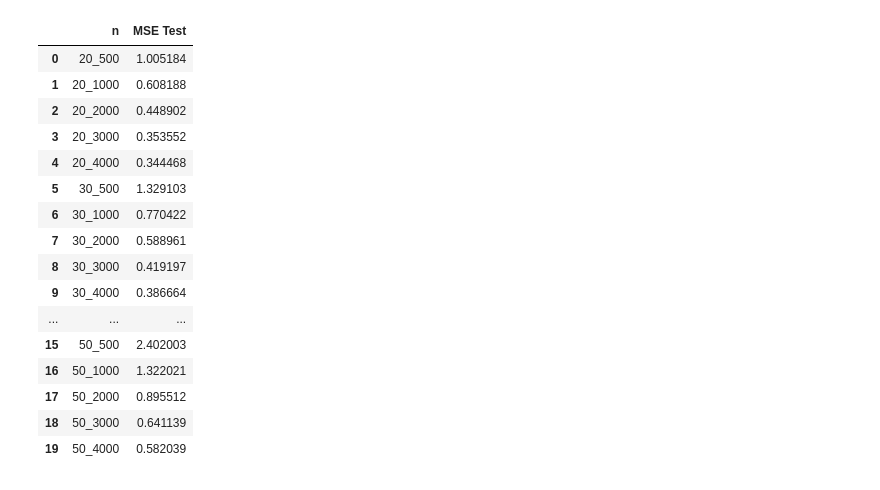
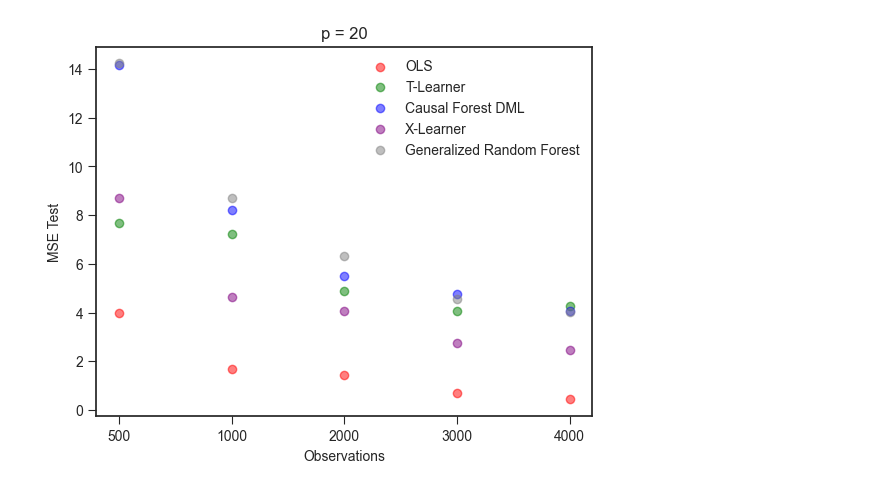
Before and after one commit to Jackbonkins/Heter_effects, a Jupyter notebook: MSE_Analysis.ipynb, the cells around one changed output. Cells and saved outputs as stored; diff of their text form; code cells hidden in the pictures.

Commit message:
New Method data and MSE Analysis

```diff
--- a/MSE_Analysis.ipynb
+++ b/MSE_Analysis.ipynb
@@ -82,20 +75,0 @@ mse_ols = mse_analysis(ols=True)
-# %%
-mse_ols
-# %% [output]
-|  | n | MSE Test |
-| 0 | 20_500 | 1.005184 |
-| 1 | 20_1000 | 0.608188 |
-| 2 | 20_2000 | 0.448902 |
-| 3 | 20_3000 | 0.353552 |
-| 4 | 20_4000 | 0.344468 |
-| 5 | 30_500 | 1.329103 |
-| 6 | 30_1000 | 0.770422 |
-| 7 | 30_2000 | 0.588961 |
-| 8 | 30_3000 | 0.419197 |
-| 9 | 30_4000 | 0.386664 |
-| ... | ... | ... |
-| 15 | 50_500 | 2.402003 |
-| 16 | 50_1000 | 1.322021 |
-| 17 | 50_2000 | 0.895512 |
-| 18 | 50_3000 | 0.641139 |
-| 19 | 50_4000 | 0.582039 |
@@ -104,6 +76,6 @@ mse_x = mse_analysis(x_learner=True)
 # %%
 mse_ols = mse_analysis(ols=True)
-#mse_t = mse_analysis(t_learner=True)
-#mse_cf_dml = mse_analysis(cf_dml=True)
-#mse_x = mse_analysis(x_learner=True)
-#mse_grf = mse_analysis(grf=True)
+mse_t = mse_analysis(t_learner=True)
+mse_cf_dml = mse_analysis(cf_dml=True)
+mse_x = mse_analysis(x_learner=True)
+mse_grf = mse_analysis(grf=True)
@@ -112,25 +82,27 @@ mse_x
 # %%
 
 # Use the n values to set the ticks
 # Create the scatter plot
 plt.style.use('seaborn-v0_8-ticks')
 plt.scatter(mse_ols['n'], mse_ols['MSE Test'], alpha=0.5, color='red', label='OLS')
 plt.scatter(mse_t['n'], mse_t['MSE Test'], alpha=0.5, color='green', label='T-Learner')
 plt.scatter(mse_cf_dml['n'], mse_cf_dml['MSE Test'], alpha=0.5, color='blue', label='Causal Forest DML')
 plt.scatter(mse_x['n'], mse_x['MSE Test'], alpha=0.5, color='purple', label='X-Learner')
-plt.scatter(mse_grf['n'], mse_grf['MSE Test'], alpha=0.5, color='yellow', label='Generalized Random Forest')
+plt.scatter(mse_grf['n'], mse_grf['MSE Test'], alpha=0.5, color='grey', label='Generalized Random Forest')
 
 
 # Set the x-ticks and y-ticks
 #plt.xticks([])
 # Set labels and legend
 plt.xlabel('Observations')
 plt.ylabel('MSE Test')
-#plt.title('p = 20')
+plt.title('p = 20')
 plt.legend()
 
 # Show the plot
 plt.show()
+# %% [output]
+[figure, added]
 # %%
 fig, axs = plt.subplots(2, 2)
 axs[0, 0].plot(x, y)
```
Also changed, not shown: parts of 6 cells of this notebook, 2 other files.
